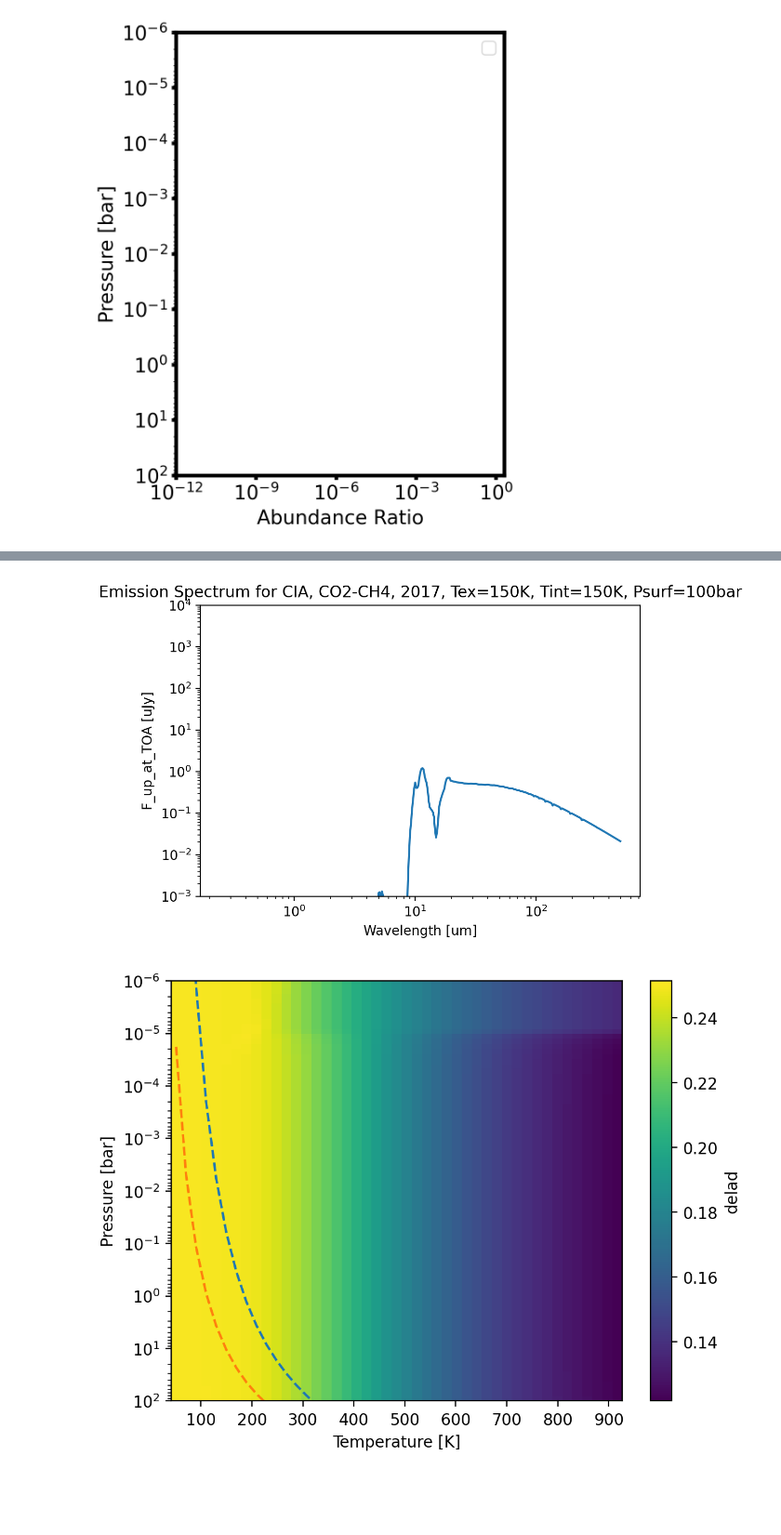
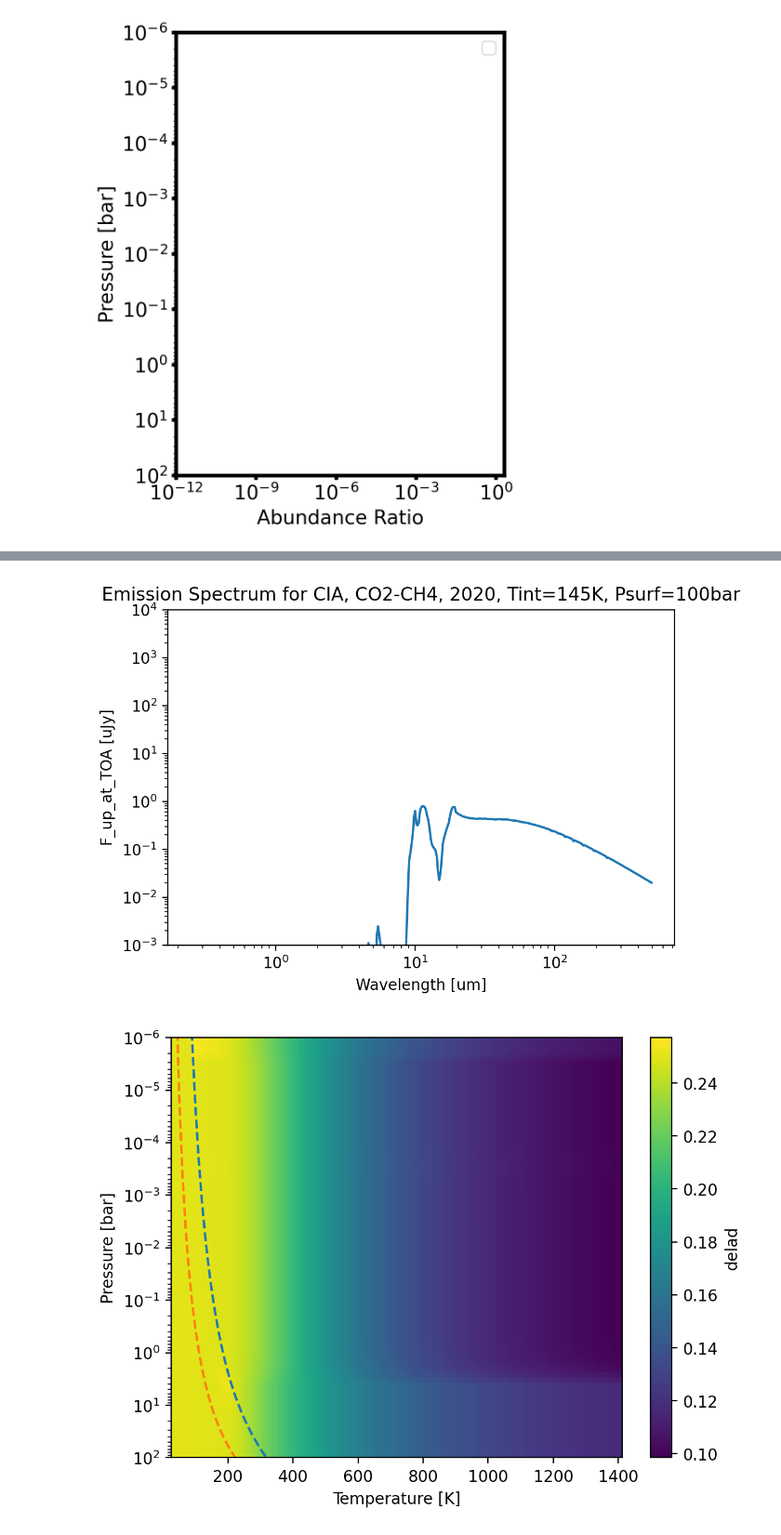
Before and after one commit to DavidDahlbudding/chelio, a Jupyter notebook: analyze/1_IndividualRun.ipynb, the cells around one changed output, grey strips where cells are left out. Shown at 93% size. Drawn from its saved outputs; the diff is of its cells as text; code cells hidden in the pictures; blank space fills up the shorter version.

```diff
--- a/analyze/1_IndividualRun.ipynb
+++ b/analyze/1_IndividualRun.ipynb
@@ -16,7 +16,7 @@ from mixfile_utils import p_sat
 # Load a single simulation run
 # All data loading, parsing, and iteration handling is done by ChelioRun.
 output_folder = "../output/CIA_comparison_HELIOS/"
-run_name = "CIA_H2-CH4_eq_2011_Tex=600K_Tint=250K_Psurf=100bar"
+run_name = "CIA_CO2-CH4_2020_Tint=140K_Psurf=100bar"
 #run_name = "Earth_Tint=150K_Psurf=10bar_aH=1.0_aC=0.1_aO=0.01_aN=1.0"
 #run_name = "Earth_P0=1e8_Tint=50_CplusO=1e-2_CtoO=0.59"
 #run_name = "test"
@@ -400,30 +419,30 @@ ax.set_ylabel('F_up_at_TOA [uJy]')
 ax.set_title(f'Emission Spectrum for {run.run_name.replace("_", ", ")}')
 plt.show()
 # %% [output]
-[figure, old version]
+[figure, new version]
 # %%
 # read and plot delad(P,T) file in folder/run_name/delad_chelio_i.dat
 
-i = 2
+i = 31
 
 delad = np.loadtxt(output_folder + run_name + f"/delad_chelio_{i}.dat", skiprows=2, usecols=(0,1,2)) # T, P, delad
 
 T_delad = np.unique(delad[:,0])
 P_delad = np.unique(delad[:,1])*1e-6
 delad_grid = delad[:,2].reshape(len(T_delad), len(P_delad))
 
-pcm = plt.pcolormesh(T_delad, P_delad, delad_grid.T, shading='auto', cmap='viridis')
+pcm = plt.pcolormesh(T_delad, P_delad, delad_grid.T[::-1,:], shading='auto', cmap='viridis')
 cb = plt.colorbar(pcm, label='delad')
 plt.xlabel('Temperature [K]')
 plt.ylabel('Pressure [bar]')
 
 plt.ylim(P_delad.max(), P_delad.min())
 plt.yscale('log')
 
 # plot p_sat for reference
 species = ['CO2', 'CH4']
 for sp in species:
     p_sat_sp = p_sat(T_delad, sp)*1e-6
     plt.plot(T_delad, p_sat_sp, linestyle='--', label=f'{sp} saturation pressure')
 # %% [output]
-[figure, old version]
+[figure, new version]
```
Also changed, not shown: parts of 8 cells of this notebook, 7 other files.
